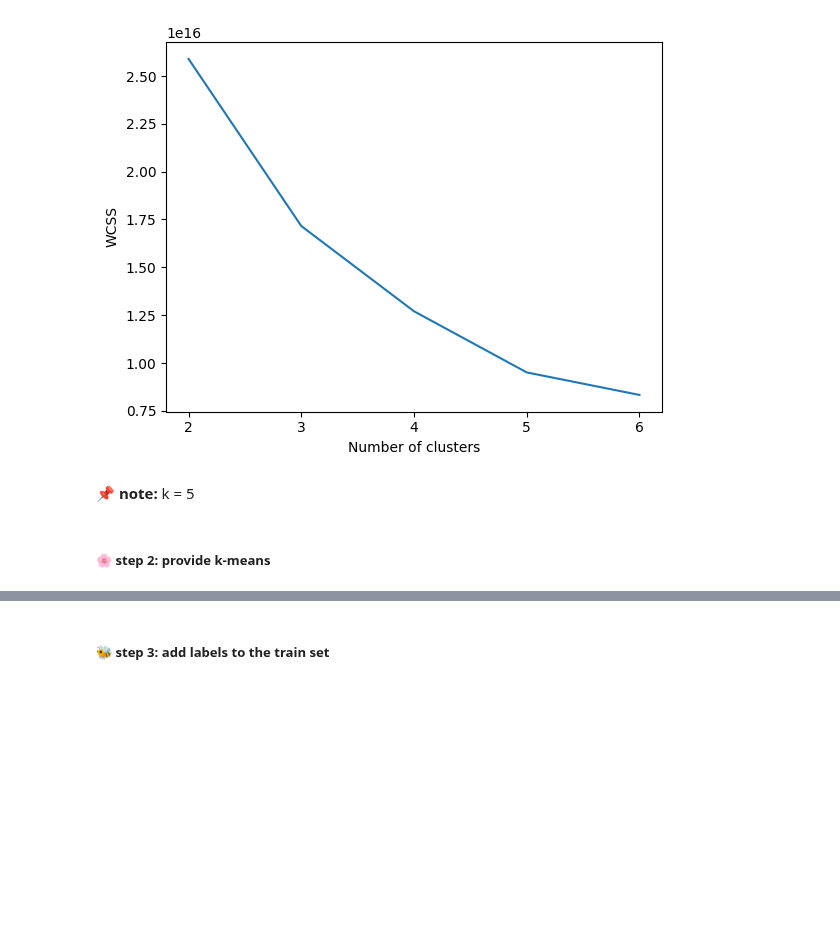
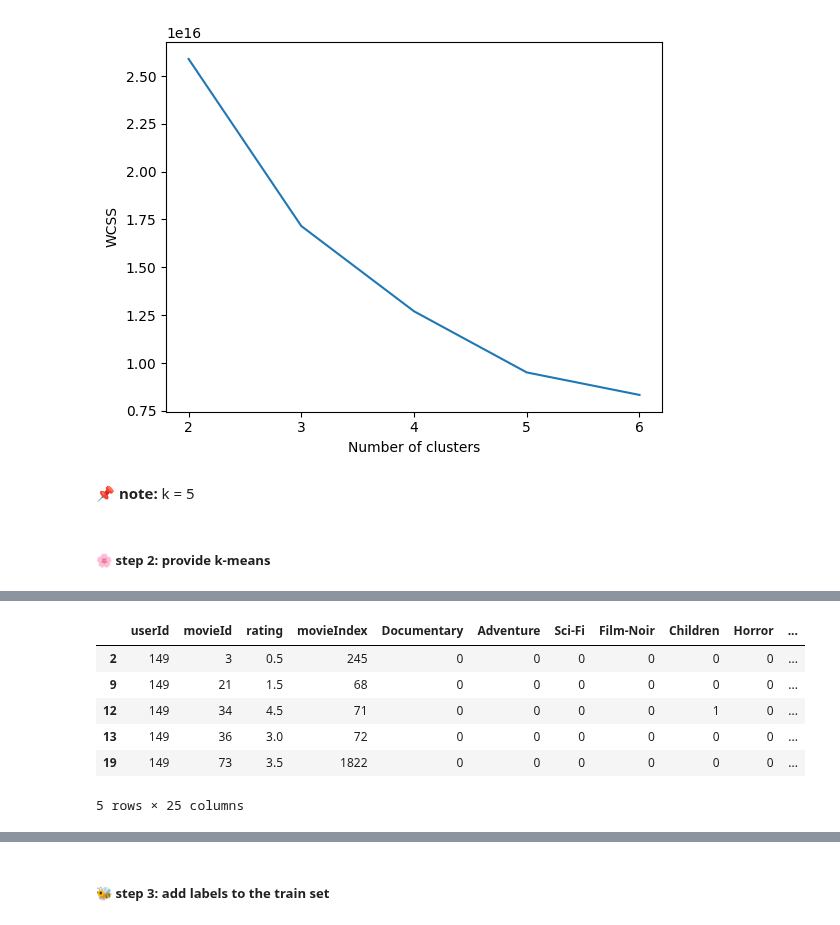
Before and after one commit to Wikusia-s/DM-recomendation-system, a Jupyter notebook: main.ipynb, the cells around one changed output, grey strips where cells are left out. Cells and saved outputs as stored; diff of their text form; code cells hidden in the pictures; blank space fills up the shorter version.

```diff
--- a/main.ipynb
+++ b/main.ipynb
@@ -495,0 +527,11 @@ KMeans(n_clusters=5)
+# %%
+combined_test_data['cluster'] = kmeans.predict(combined_test_data)
+combined_test_data.head()
+# %% [output]
+|  | userId | movieId | rating | movieIndex | Documentary | Adventure | Sci-Fi | Film-Noir | Children | Horror | ... |
+| 2 | 149 | 3 | 0.5 | 245 | 0 | 0 | 0 | 0 | 0 | 0 | ... |
+| 9 | 149 | 21 | 1.5 | 68 | 0 | 0 | 0 | 0 | 0 | 0 | ... |
+| 12 | 149 | 34 | 4.5 | 71 | 0 | 0 | 0 | 0 | 1 | 0 | ... |
+| 13 | 149 | 36 | 3.0 | 72 | 0 | 0 | 0 | 0 | 0 | 0 | ... |
+| 19 | 149 | 73 | 3.5 | 1822 | 0 | 0 | 0 | 0 | 0 | 0 | ... |
+5 rows × 25 columns
```
Also changed, not shown: parts of 10 cells of this notebook.
